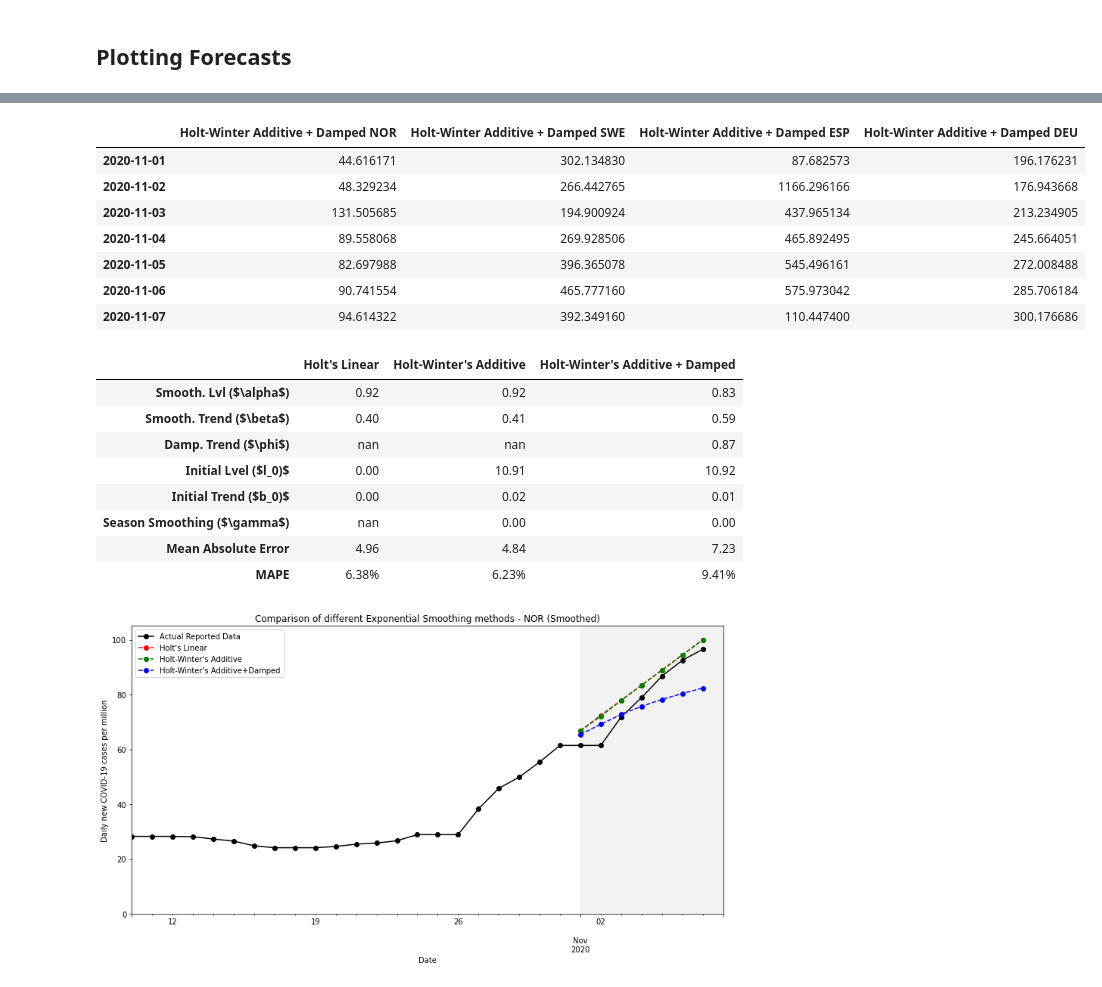
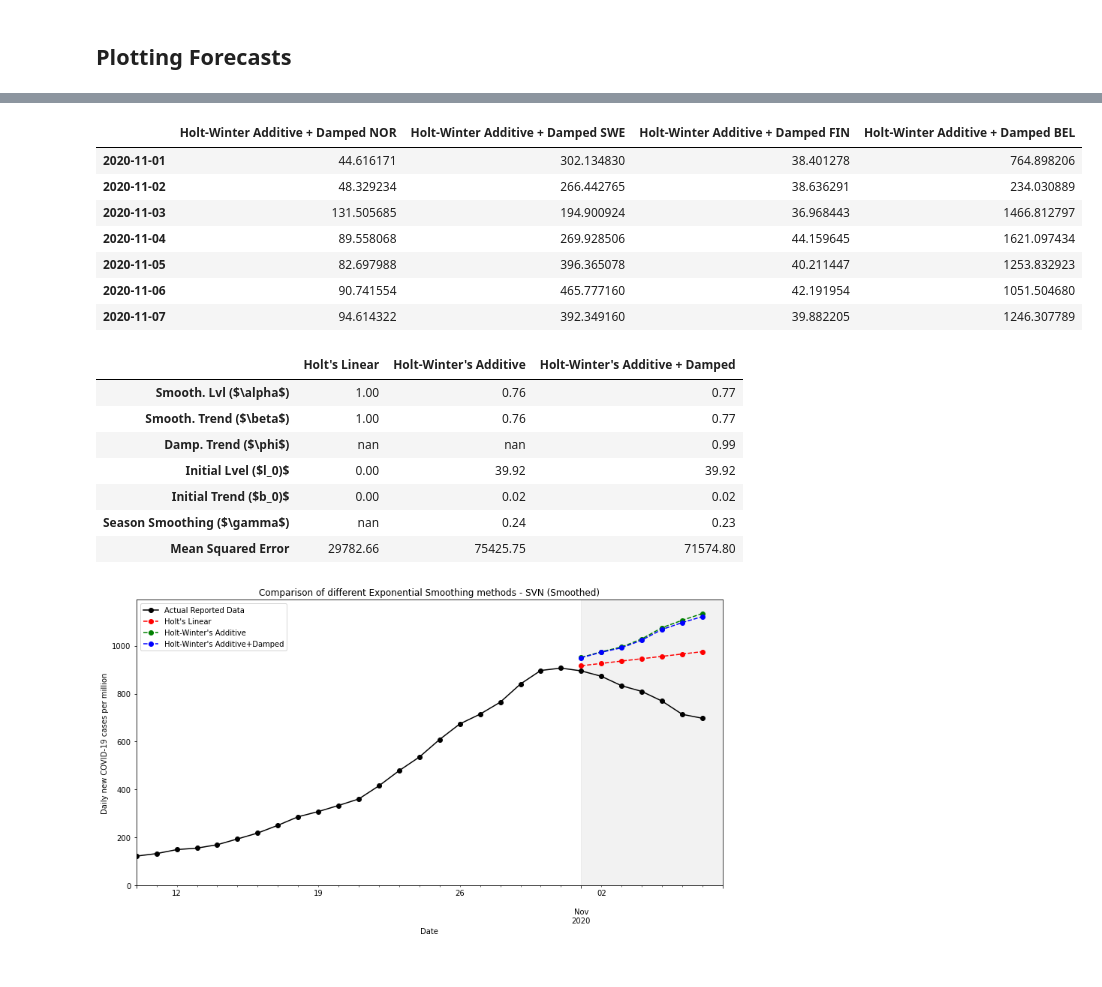
Before and after one commit to ostormer/covid_ml, a Jupyter notebook: Holt-Winters.ipynb, the cells around one changed output, grey strips where cells are left out. Saved outputs shown, nothing was run; the diff lists cells and outputs as text; code cells hidden in the pictures.

```diff
--- a/Holt-Winters.ipynb
+++ b/Holt-Winters.ipynb
@@ -153,31 +153,28 @@ def country_forecasts(iso_cd = None, smoothed = False, \
     #Holt Linear
     holt_lin_fit = Holt(y_to_train).fit(optimized=True)
     holt_lin_forecast = holt_lin_fit.forecast(predict_date).rename("Holt's Linear")
-    mae_holt_lin = abs(holt_lin_forecast - y_to_test).mean()
-    mape_holt_lin = abs((holt_lin_forecast - y_to_test)/holt_lin_forecast).mean()
+    mse_holt_lin = (np.square(holt_lin_forecast - y_to_test)).mean()
 
     #Holt-Winters-Additive
     holtw_ad_fit = ExponentialSmoothing(y_to_train, seasonal_periods=7, trend='add', seasonal='add').fit(optimized=True)
     holtw_ad_forecast = holtw_ad_fit.forecast(predict_date).rename("Holt-Winter's Additive")
-    mae_holtw_ad = abs(holtw_ad_forecast - y_to_test).mean()
-    mape_holtw_ad = abs((holtw_ad_forecast - y_to_test)/holtw_ad_forecast).mean()
+    mse_holtw_ad = (np.square(holtw_ad_forecast - y_to_test)).mean()
 
     #Holt-Winters-Additive Dampened
     holtw_ad_damp_fit = ExponentialSmoothing(y_to_train, seasonal_periods = 7, trend='add', seasonal='add', damped=True).fit(optimized=True)
     holtw_ad_damp_forecast = holtw_ad_damp_fit.forecast(predict_date).rename("Holt-Winter's Additive+Damped")
-    mae_holtw_ad_damp = abs(holtw_ad_damp_forecast - y_to_test).mean()
-    mape_holtw_ad_damp = abs((holtw_ad_damp_forecast - y_to_test)/holtw_ad_damp_forecast).mean()
+    mse_holtw_ad_damp = (np.square(holtw_ad_damp_forecast - y_to_test)).mean()
 
     params = ['smoothing_level', 'smoothing_trend', 'damping_trend', 'initial_level', 'initial_trend', 'smoothing_seasonal']
     results=pd.DataFrame(index=[r"Smooth. Lvl ($\alpha$)",r"Smooth. Trend ($\beta$)",r"Damp. Trend ($\phi$)",\
                                 r"Initial Lvel ($l_0)$","Initial Trend ($b_0)$",r"Season Smoothing ($\gamma$)",\
-                                "Mean Absolute Error", "MAPE"] ,\
+                                "Mean Squared Error"] ,\
                          columns=["Holt's Linear","Holt-Winter's Additive","Holt-Winter's Additive + Damped"])
-    results["Holt's Linear"] = [format(holt_lin_fit.params[p],".2f") for p in params] + [format(mae_holt_lin, ".2f")] +  [format(mape_holt_lin, ".2%")]
-    results["Holt-Winter's Additive"] = [format(holtw_ad_fit.params[p],".2f") for p in params] + [format(mae_holtw_ad, ".2f")] + [format(mape_holtw_ad, ".2%")]
-    results["Holt-Winter's Additive + Damped"] = [format(holtw_ad_damp_fit.params[p],".2f") for p in params] + [format(mae_holtw_ad_damp, ".2f")] + [format(mape_holtw_ad_damp, ".2%")]
+    results["Holt's Linear"] = [format(holt_lin_fit.params[p],".2f") for p in params] + [format(mse_holt_lin, ".2f")]
+    results["Holt-Winter's Additive"] = [format(holtw_ad_fit.params[p],".2f") for p in params] + [format(mse_holtw_ad, ".2f")]
+    results["Holt-Winter's Additive + Damped"] = [format(holtw_ad_damp_fit.params[p],".2f") for p in params] + [format(mse_holtw_ad_damp, ".2f")]
 
-    return y, holt_lin_forecast, holtw_ad_forecast, holtw_ad_damp_forecast, mae_holt_lin, mae_holtw_ad, mae_holtw_ad_damp, results
+    return y, holt_lin_forecast, holtw_ad_forecast, holtw_ad_damp_forecast, mse_holt_lin, mse_holtw_ad, mse_holtw_ad_damp, results
 # %% [markdown]
 ## Plotting Forecasts
 # %%
@@ -264,45 +275,44 @@ MAE Holt-Winter's Additive + Damped summed over Europe =  2986.3451780555383
 # %%
 def predictions_to_csv( iso_codes ):
-    a = pd.DataFrame()
+    df = pd.DataFrame()
     i = 0
     for iso_code in iso_codes:
         y, holt_lin_forecast,\
         holtw_ad_forecast, \
         holtw_ad_damp_forecast, \
-        mae_holt_lin, mae_holtw_ad, mae_holtw_ad_damp, \
-        results = country_forecasts(iso_cd=iso_code)
+        mse_holt_lin, mse_holtw_ad, mse_holtw_ad_damp, \
+        results = country_forecasts(iso_cd=iso_code, smoothed=False)
 
         frame = {'Holt-Winter Additive + Damped ' + iso_code : holtw_ad_damp_forecast}
         if (i==0):
-            a= pd.DataFrame(frame)
+            df = pd.DataFrame(frame)
             i=1
         else:
-            a['Holt-Winter Additive + Damped ' + iso_code ] = holtw_ad_damp_forecast.values
-        a.to_csv("predictions/hw_predictions.csv")
-    return a
+            df['Holt-Winter Additive + Damped ' + iso_code ] = holtw_ad_damp_forecast.values
+        df.to_csv("predictions\hw_predictions.csv")
+    return df
 # %%
-a=predictions_to_csv(['NOR', 'SWE', 'ESP', 'DEU'])
+a=predictions_to_csv(['NOR', 'SWE', 'FIN', 'BEL'])
 a
 # %% [output]
-|  | Holt-Winter Additive + Damped NOR | Holt-Winter Additive + Damped SWE | Holt-Winter Additive + Damped ESP | Holt-Winter Additive + Damped DEU |
-| 2020-11-01 | 44.616171 | 302.134830 | 87.682573 | 196.176231 |
-| 2020-11-02 | 48.329234 | 266.442765 | 1166.296166 | 176.943668 |
-| 2020-11-03 | 131.505685 | 194.900924 | 437.965134 | 213.234905 |
-| 2020-11-04 | 89.558068 | 269.928506 | 465.892495 | 245.664051 |
-| 2020-11-05 | 82.697988 | 396.365078 | 545.496161 | 272.008488 |
-| 2020-11-06 | 90.741554 | 465.777160 | 575.973042 | 285.706184 |
-| 2020-11-07 | 94.614322 | 392.349160 | 110.447400 | 300.176686 |
+|  | Holt-Winter Additive + Damped NOR | Holt-Winter Additive + Damped SWE | Holt-Winter Additive + Damped FIN | Holt-Winter Additive + Damped BEL |
+| 2020-11-01 | 44.616171 | 302.134830 | 38.401278 | 764.898206 |
+| 2020-11-02 | 48.329234 | 266.442765 | 38.636291 | 234.030889 |
+| 2020-11-03 | 131.505685 | 194.900924 | 36.968443 | 1466.812797 |
+| 2020-11-04 | 89.558068 | 269.928506 | 44.159645 | 1621.097434 |
+| 2020-11-05 | 82.697988 | 396.365078 | 40.211447 | 1253.832923 |
+| 2020-11-06 | 90.741554 | 465.777160 | 42.191954 | 1051.504680 |
+| 2020-11-07 | 94.614322 | 392.349160 | 39.882205 | 1246.307789 |
 # %%
-plot_methods('NOR', smoothed=True)
+plot_methods('SVN', smoothed=True)
 # %% [output]
 |  | Holt's Linear | Holt-Winter's Additive | Holt-Winter's Additive + Damped |
-| Smooth. Lvl ($\alpha$) | 0.92 | 0.92 | 0.83 |
-| Smooth. Trend ($\beta$) | 0.40 | 0.41 | 0.59 |
-| Damp. Trend ($\phi$) | nan | nan | 0.87 |
-| Initial Lvel ($l_0)$ | 0.00 | 10.91 | 10.92 |
-| Initial Trend ($b_0)$ | 0.00 | 0.02 | 0.01 |
-| Season Smoothing ($\gamma$) | nan | 0.00 | 0.00 |
-| Mean Absolute Error | 4.96 | 4.84 | 7.23 |
-| MAPE | 6.38% | 6.23% | 9.41% |
+| Smooth. Lvl ($\alpha$) | 1.00 | 0.76 | 0.77 |
+| Smooth. Trend ($\beta$) | 1.00 | 0.76 | 0.77 |
+| Damp. Trend ($\phi$) | nan | nan | 0.99 |
+| Initial Lvel ($l_0)$ | 0.00 | 39.92 | 39.92 |
+| Initial Trend ($b_0)$ | 0.00 | 0.02 | 0.02 |
+| Season Smoothing ($\gamma$) | nan | 0.24 | 0.23 |
+| Mean Squared Error | 29782.66 | 75425.75 | 71574.80 |
-[figure, old version]
+[figure, new version]
 # %%
```
Also changed, not shown: parts of 9 cells of this notebook, 1 other file.
